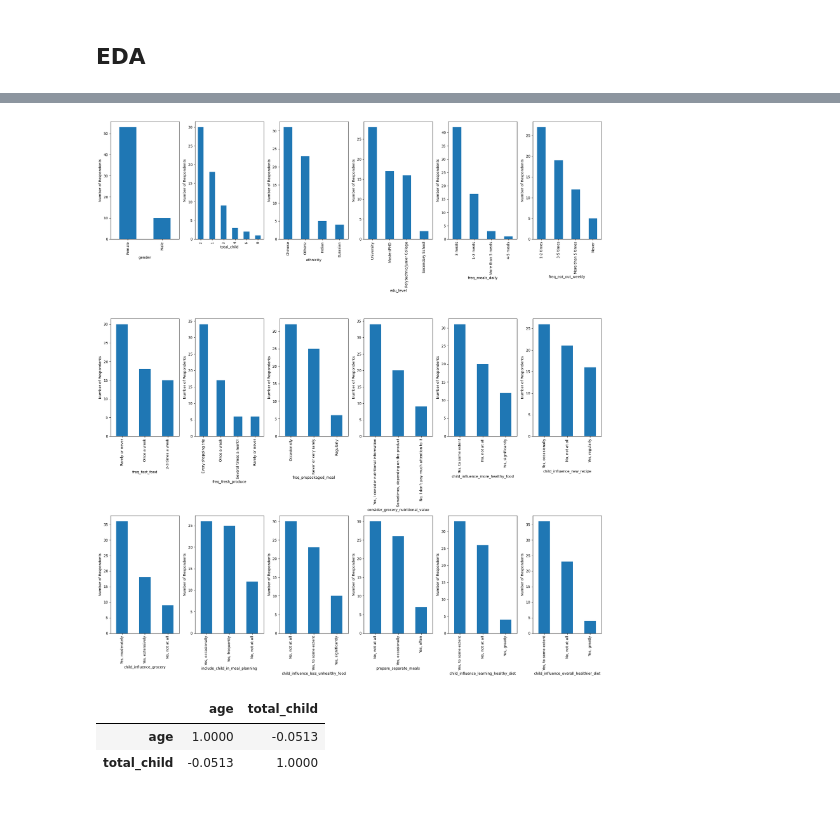
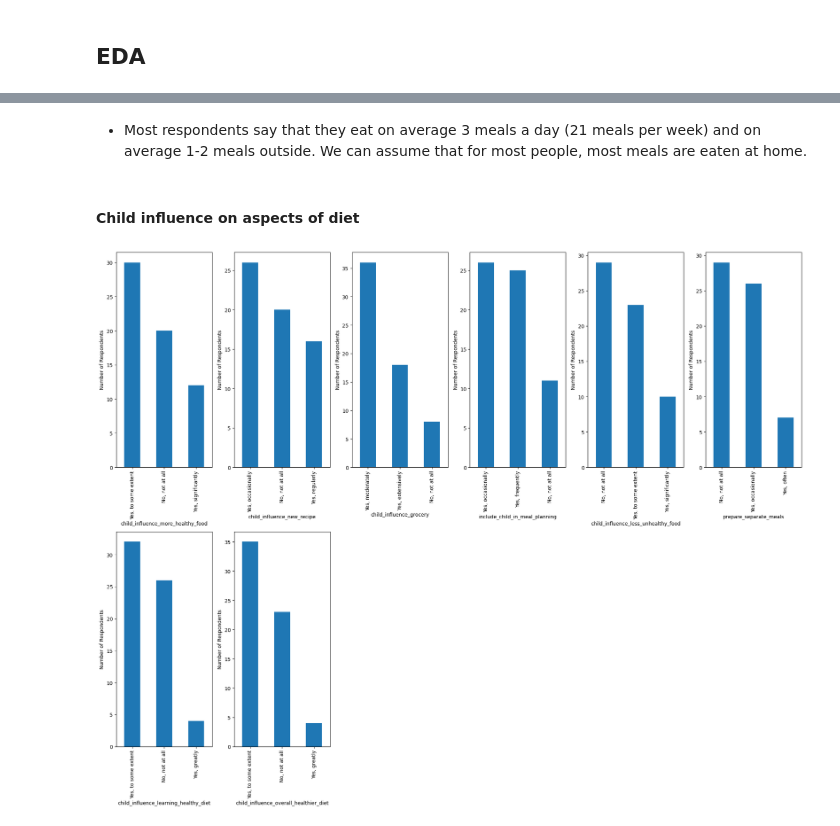
Before and after one commit to sshinanjaya/fyp-23, a Jupyter notebook: FYP/code/EDA.ipynb, the cells around one changed output, grey strips where cells are left out. Drawn from its saved outputs; the diff is of its cells as text; code cells hidden in the pictures.

```diff
--- a/FYP/code/EDA.ipynb
+++ b/FYP/code/EDA.ipynb
@@ -20,3 +35,7 @@ df = pd.read_csv('../dataset/from_survey/clean_result.csv')
 df = df.fillna('')
 # %%
 df = df.drop(columns=['follow_up', 'email'])
+# %%
+#remove row where total_child == 0
+df = df[df['total_child'] != 0]
+df = df.reset_index(drop=['index'])
@@ -95,0 +172,29 @@ Index(['gender', 'age', 'ethnicity', 'ethnicity_o', 'edu_level', 'total_child',
+# %%
+categorical_variables = [
+    'freq_meals_daily',
+    'freq_eat_out_weekly', 'freq_fast_food', 'freq_fresh_produce',
+    'freq_prepackaged_meal', 'consider_grocery_nutritional_value'
+]
+
+# Create a grid of subplots
+fig, axes = plt.subplots(3, 6, figsize=(20, 22))
+axes = axes.ravel()
+
+# Plot each categorical variable
+for i, category in enumerate(categorical_variables):
+    ax = axes[i]
+    counts = df[category].value_counts()
+    counts.plot(kind='bar', ax=ax)
+    ax.set_xlabel(category)
+    ax.set_ylabel('Number of Respondents')
+    plt.subplots_adjust(hspace=0.5)  # Adjust vertical spacing between subplots
+
+# Remove any empty subplots (if there are more subplots than categories)
+for i in range(len(categorical_variables), len(axes)):
+    fig.delaxes(axes[i])
+
+# Adjust layout
+plt.tight_layout()
+
+# Show the plot
+plt.show()
@@ -96,41 +203,36 @@ Index(['gender', 'age', 'ethnicity', 'ethnicity_o', 'edu_level', 'total_child',
+# %% [markdown]
+- Most respondents say that they eat on average 3 meals a day (21 meals per week) and on average 1-2 meals outside. We can assume that for most people, most meals are eaten at home.
+# %% [markdown]
+#### Child influence on aspects of diet
 # %%
 categorical_variables = [
-    'gender', 'total_child','ethnicity', 'edu_level', 'freq_meals_daily',
-    'freq_eat_out_weekly', 'freq_fast_food', 'freq_fresh_produce',
-    'freq_prepackaged_meal', 'consider_grocery_nutritional_value',
     'child_influence_more_healthy_food', 'child_influence_new_recipe',
     'child_influence_grocery', 'include_child_in_meal_planning',
     'child_influence_less_unhealthy_food', 'prepare_separate_meals',
     'child_influence_learning_healthy_diet', 'child_influence_overall_healthier_diet'
 ]
 
 # Create a grid of subplots
 fig, axes = plt.subplots(3, 6, figsize=(20, 22))
 axes = axes.ravel()
 
 # Plot each categorical variable
 for i, category in enumerate(categorical_variables):
     ax = axes[i]
     counts = df[category].value_counts()
     counts.plot(kind='bar', ax=ax)
     ax.set_xlabel(category)
     ax.set_ylabel('Number of Respondents')
     plt.subplots_adjust(hspace=0.5)  # Adjust vertical spacing between subplots
 
 # Remove any empty subplots (if there are more subplots than categories)
 for i in range(len(categorical_variables), len(axes)):
     fig.delaxes(axes[i])
 
 # Adjust layout
 plt.tight_layout()
 
 # Show the plot
 plt.show()
 # %% [output]
-[figure, old version]
+[figure, new version]
-# %%
-df[['age','total_child']].corr('pearson')
-# %% [output]
-|  | age | total_child |
-| age | 1.0000 | -0.0513 |
-| total_child | -0.0513 | 1.0000 |
```
Also changed, not shown: parts of 49 cells of this notebook.
